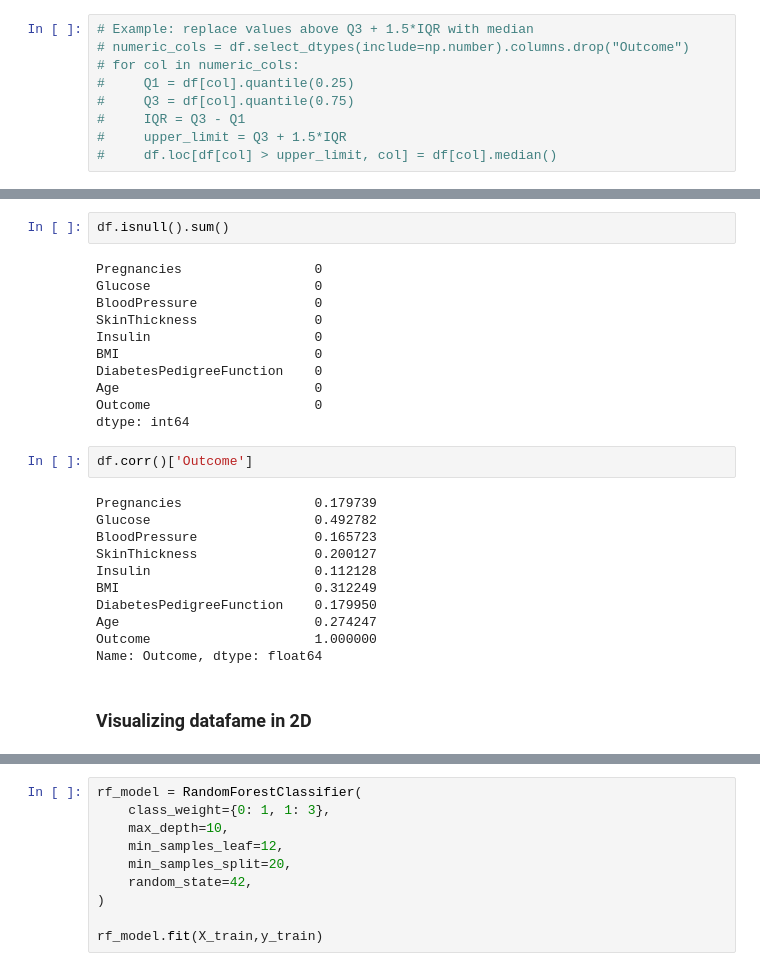
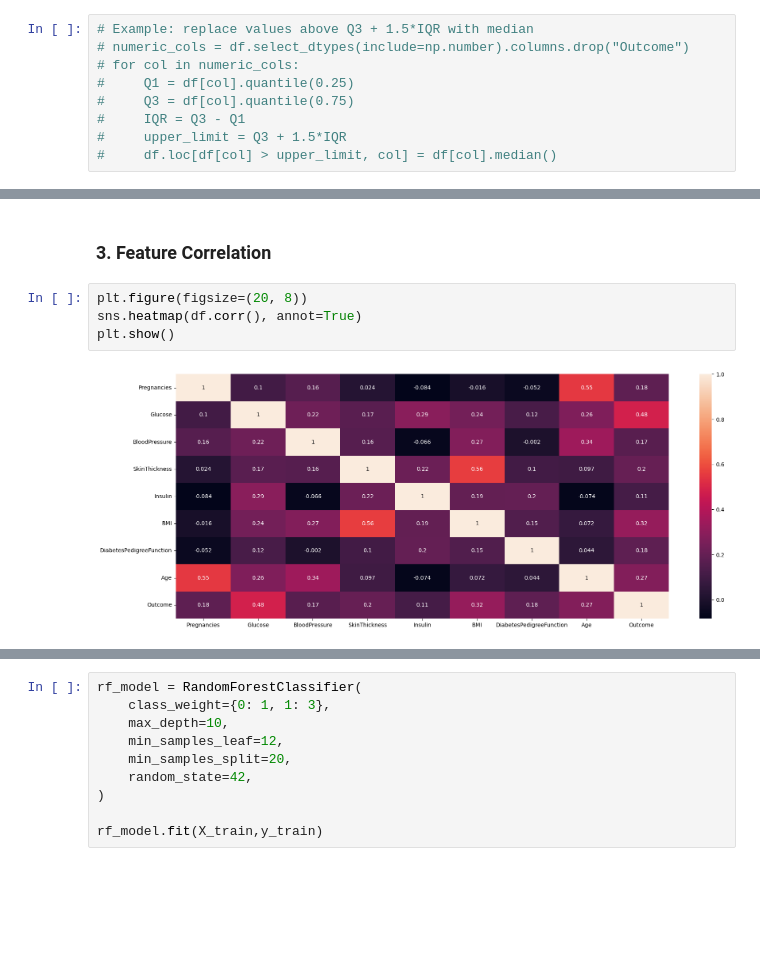
Before and after one commit to Bivid-npr/machine_learning_for_diabetes, a Jupyter notebook: ML_for_diabetes.ipynb, the cells around one changed output, grey strips where cells are left out. Cells and saved outputs as stored; diff of their text form; blank space fills up the shorter version.

```diff
--- a/ML_for_diabetes.ipynb
+++ b/ML_for_diabetes.ipynb
@@ -207,28 +253,8 @@ sns.countplot(x="Outcome", hue="Age", data=df)
-# %%
-df.isnull().sum()
-# %% [output]
-Pregnancies                 0
-Glucose                     0
-BloodPressure               0
-SkinThickness               0
-Insulin                     0
-BMI                         0
-DiabetesPedigreeFunction    0
-Age                         0
-Outcome                     0
-dtype: int64
+# %% [markdown]
+### 3. Feature Correlation
 # %%
-df.corr()['Outcome']
+plt.figure(figsize=(20, 8))
+sns.heatmap(df.corr(), annot=True)
+plt.show()
 # %% [output]
-Pregnancies                 0.179739
-Glucose                     0.492782
-BloodPressure               0.165723
-SkinThickness               0.200127
-Insulin                     0.112128
-BMI                         0.312249
-DiabetesPedigreeFunction    0.179950
-Age                         0.274247
-Outcome                     1.000000
-Name: Outcome, dtype: float64
+[figure, added]
-# %% [markdown]
-### Visualizing datafame in 2D
```
Also changed, not shown: parts of 74 cells of this notebook.
